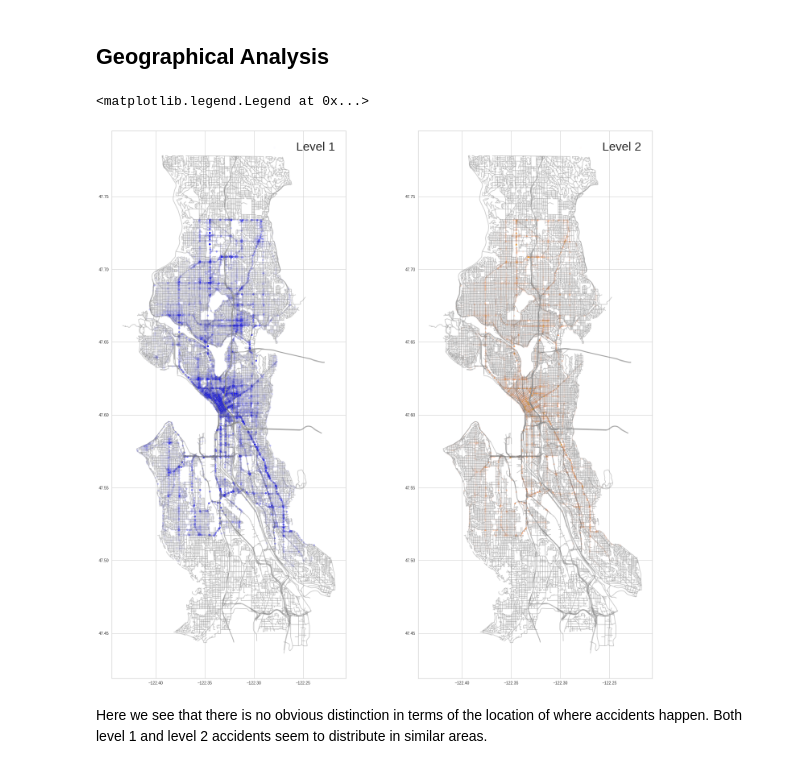
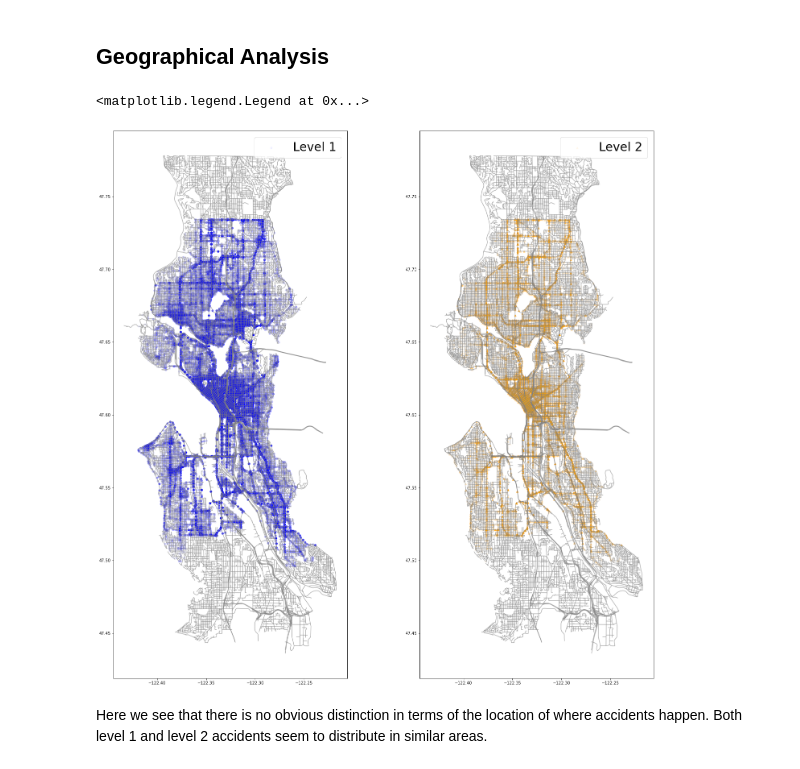
Before and after one commit to VincentWangzilu/Coursera_Capstone, a Jupyter notebook: Zilu Wang - Car Accident Severity Project.ipynb, the cells around one changed output. Drawn from its saved outputs; the diff is of its cells as text; code cells hidden in the pictures.

```diff
--- a/Zilu Wang - Car Accident Severity Project.ipynb
+++ b/Zilu Wang - Car Accident Severity Project.ipynb
@@ -519,14 +531,14 @@ df_geo = gpd.GeoDataFrame(df_geo, crs = crs, geometry = geometry)
 # %%
 fig, ax = plt.subplots(nrows = 1, ncols = 2, figsize = (25, 25))
 seattle.plot(ax = ax[0], alpha = 0.6, color = 'grey')
-df_geo[df_geo['SEVERITYCODE'] == 1].plot(ax = ax[0], markersize = 20, color = 'blue', marker = 'o', label = 'Level 1', alpha = 0.01)
+df_geo[df_geo['SEVERITYCODE'] == 1].plot(ax = ax[0], markersize = 20, color = 'blue', marker = 'o', label = 'Level 1', alpha = 0.05)
 ax[0].legend(prop={'size': 30})
 seattle.plot(ax = ax[1], alpha = 0.6, color = 'grey')
-df_geo[df_geo['SEVERITYCODE'] == 2].plot(ax = ax[1], markersize = 20, color = 'orange', marker = '^', label = 'Level 2', alpha = 0.01)
+df_geo[df_geo['SEVERITYCODE'] == 2].plot(ax = ax[1], markersize = 20, color = 'orange', marker = '^', label = 'Level 2', alpha = 0.05)
 ax[1].legend(prop={'size': 30})
 # %% [output]
 <matplotlib.legend.Legend at 0x...>
-[figure, old version]
+[figure, new version]
 # %% [markdown]
 Here we see that there is no obvious distinction in terms of the location of where accidents happen. Both level 1 and level 2 accidents seem to distribute in similar areas.
 # %% [markdown]
```
Also changed, not shown: parts of 98 cells of this notebook.
